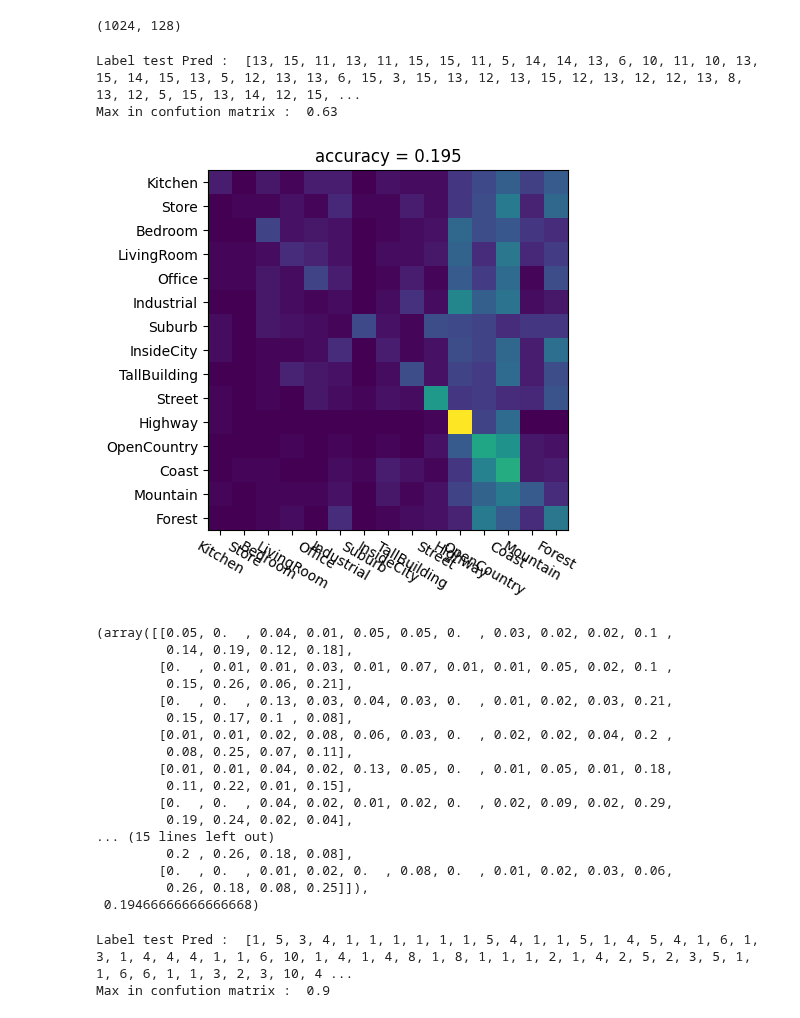
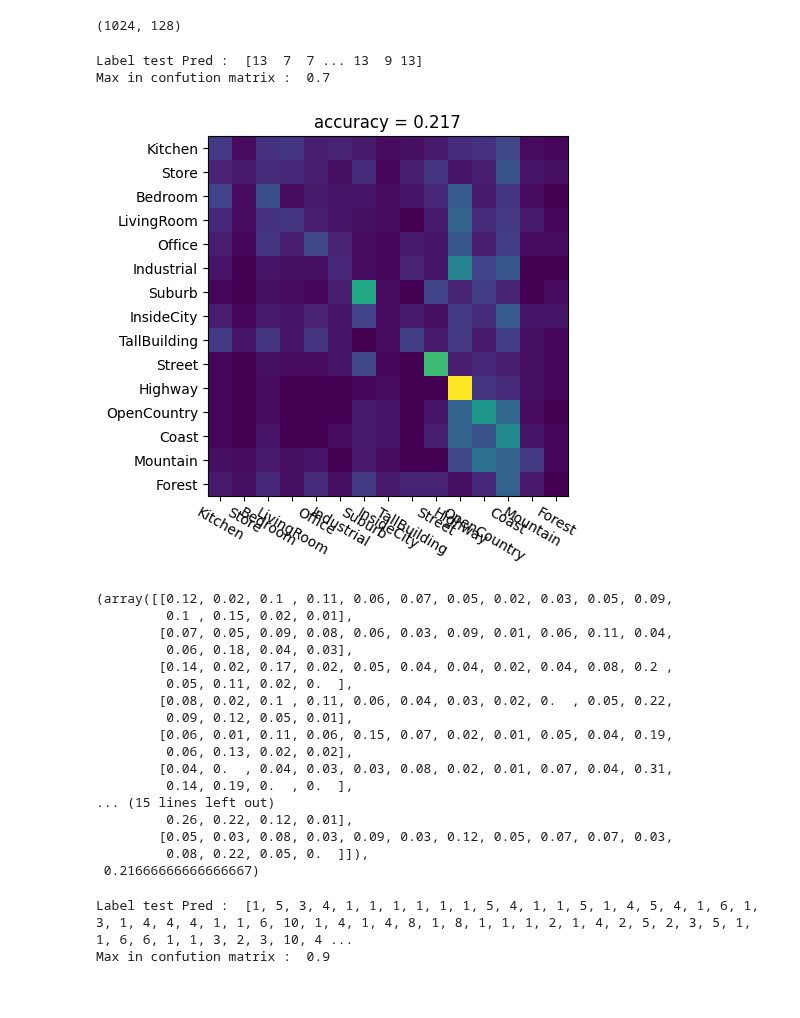
Before and after one commit to mohitydv09/computer_vision, a Jupyter notebook: hw3/scene_recognition.ipynb, the cells around one changed output. Drawn from its saved outputs; the diff is of its cells as text; code cells hidden in the pictures.

Commit message:
predict knn implemented with KNeighborsClassifier

```diff
--- a/hw3/scene_recognition.ipynb
+++ b/hw3/scene_recognition.ipynb
@@ -79,18 +80,12 @@ def get_tiny_image(img, output_size):
 # %%
 def predict_knn(feature_train, label_train, feature_test, k):
     # To do
-    ## Vote out from mulitple outputs k= 5 vote for the vest guess
 
-    # Initialize kNN.
-    neigh = NearestNeighbors(n_neighbors=k)
-    neigh.fit(feature_train,label_train)
+    ## Initialize KNN
+    neigh = KNeighborsClassifier(n_neighbors=k)
+    neigh.fit(feature_train, label_train)
 
-    dist, indices = neigh.kneighbors(feature_test)
-    # print("Shape of predict KNN : ", indices.shape)
-    # print("Indices in predict knn : ", indices)
-
-    # label_test_pred = label_train[indices]
-    label_test_pred = [label_train[i] for i in indices[:,0]]
+    label_test_pred = neigh.predict(feature_test)
 
     return label_test_pred
 # %%
@@ -101,6 +96,8 @@ def classify_knn_tiny(label_classes, label_train_list, img_train_list, label_tes
 
     # Map labels to integers.
     label_map = {key : value+1 for value, key in enumerate(label_classes)}
+
+    # Convert all labels to Integers.
     label_train_int = np.array([label_map[item] for item in label_train_list])
     label_test_int = np.array([label_map[item] for item in label_test_list])
 
@@ -119,58 +116,58 @@ def classify_knn_tiny(label_classes, label_train_list, img_train_list, label_tes
         feature_test[i,:] = get_tiny_image(img, output_size).flatten()
 
     # Predict labels for the test images.
-    k_neighbour = 1
+    k_neighbour = 5
     label_test_pred = predict_knn(feature_train, label_test_int, feature_test, k_neighbour)
 
     print("Label test Pred : ", label_test_pred)
 
     # Make the confusion Matrix.
     confusion = np.zeros((len(label_classes), len(label_classes)))
     for row,cls in enumerate(label_classes_int):
         # Get the indices where test data has this item.(ground truth)
         # print("Row is : ", row, " Cls is : ", cls)
         indices = np.where(label_test_int == cls)[0]
         # print("Len of indices in the loop  : ", len(indices))
         # Get the predictions for this class of data.
         preds_temp = np.array([label_test_pred[i] for i in indices])
         # print('preds temps : ', preds_temp)
         for col in range(len(label_classes)):
             # True label for this is cls.
             # confusion[row,col] = np.sum(np.where(preds_temp == label_classes_int[col])) / len(indices)
             confusion[row,col] = np.sum(preds_temp == label_classes_int[col]) / len(indices)
             # print("Confusion Value is : ", confusion[row,col])
 
     # confusion[0,14] = 1
     print("Max in confution matrix : ", np.max(confusion))
     # Find the accuracy as mean of the correct predictions.
     accuracy = np.mean(np.diagonal(confusion))
 
     visualize_confusion_matrix(confusion, accuracy, label_classes)
 
     return confusion, accuracy
 
 classify_knn_tiny(label_classes, label_train_list, img_train_list, label_test_list, img_test_list)
 # %% [output]
-Label test Pred :  [13, 15, 11, 13, 11, 15, 15, 11, 5, 14, 14, 13, 6, 10, 11, 10, 13, 15, 14, 15, 13, 5, 12, 13, 13, 6, 15, 3, 15, 13, 12, 13, 15, 12, 13, 12, 12, 13, 8, 13, 12, 5, 15, 13, 14, 12, 15, ...
-Max in confution matrix :  0.63
+Label test Pred :  [13  7  7 ... 13  9 13]
+Max in confution matrix :  0.7
-[figure, old version]
+[figure, new version]
-(array([[0.05, 0.  , 0.04, 0.01, 0.05, 0.05, 0.  , 0.03, 0.02, 0.02, 0.1 ,
-         0.14, 0.19, 0.12, 0.18],
-        [0.  , 0.01, 0.01, 0.03, 0.01, 0.07, 0.01, 0.01, 0.05, 0.02, 0.1 ,
-         0.15, 0.26, 0.06, 0.21],
-        [0.  , 0.  , 0.13, 0.03, 0.04, 0.03, 0.  , 0.01, 0.02, 0.03, 0.21,
-         0.15, 0.17, 0.1 , 0.08],
-        [0.01, 0.01, 0.02, 0.08, 0.06, 0.03, 0.  , 0.02, 0.02, 0.04, 0.2 ,
-         0.08, 0.25, 0.07, 0.11],
-        [0.01, 0.01, 0.04, 0.02, 0.13, 0.05, 0.  , 0.01, 0.05, 0.01, 0.18,
-         0.11, 0.22, 0.01, 0.15],
-        [0.  , 0.  , 0.04, 0.02, 0.01, 0.02, 0.  , 0.02, 0.09, 0.02, 0.29,
-         0.19, 0.24, 0.02, 0.04],
+(array([[0.12, 0.02, 0.1 , 0.11, 0.06, 0.07, 0.05, 0.02, 0.03, 0.05, 0.09,
+         0.1 , 0.15, 0.02, 0.01],
+        [0.07, 0.05, 0.09, 0.08, 0.06, 0.03, 0.09, 0.01, 0.06, 0.11, 0.04,
+         0.06, 0.18, 0.04, 0.03],
+        [0.14, 0.02, 0.17, 0.02, 0.05, 0.04, 0.04, 0.02, 0.04, 0.08, 0.2 ,
+         0.05, 0.11, 0.02, 0.  ],
+        [0.08, 0.02, 0.1 , 0.11, 0.06, 0.04, 0.03, 0.02, 0.  , 0.05, 0.22,
+         0.09, 0.12, 0.05, 0.01],
+        [0.06, 0.01, 0.11, 0.06, 0.15, 0.07, 0.02, 0.01, 0.05, 0.04, 0.19,
+         0.06, 0.13, 0.02, 0.02],
+        [0.04, 0.  , 0.04, 0.03, 0.03, 0.08, 0.02, 0.01, 0.07, 0.04, 0.31,
+         0.14, 0.19, 0.  , 0.  ],
 ... (15 lines left out)
-         0.2 , 0.26, 0.18, 0.08],
-        [0.  , 0.  , 0.01, 0.02, 0.  , 0.08, 0.  , 0.01, 0.02, 0.03, 0.06,
-         0.26, 0.18, 0.08, 0.25]]),
- 0.19466666666666668)
+         0.26, 0.22, 0.12, 0.01],
+        [0.05, 0.03, 0.08, 0.03, 0.09, 0.03, 0.12, 0.05, 0.07, 0.07, 0.03,
+         0.08, 0.22, 0.05, 0.  ]]),
+ 0.21666666666666667)
 # %%
 def build_visual_dictionary(dense_feature_list, dict_size):
     # To do
```
Also changed, not shown: parts of 1 cell of this notebook.
